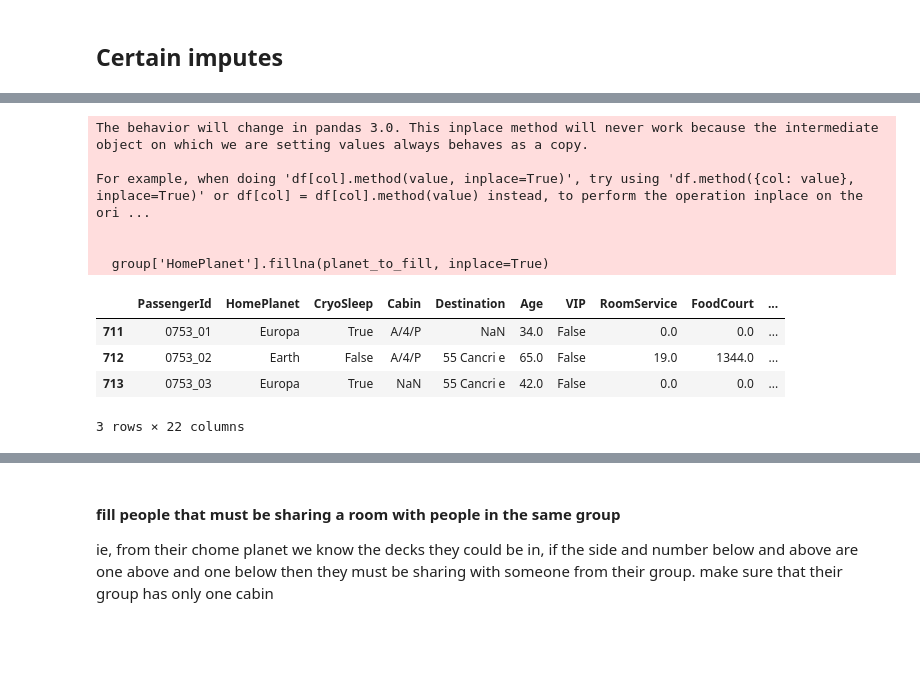
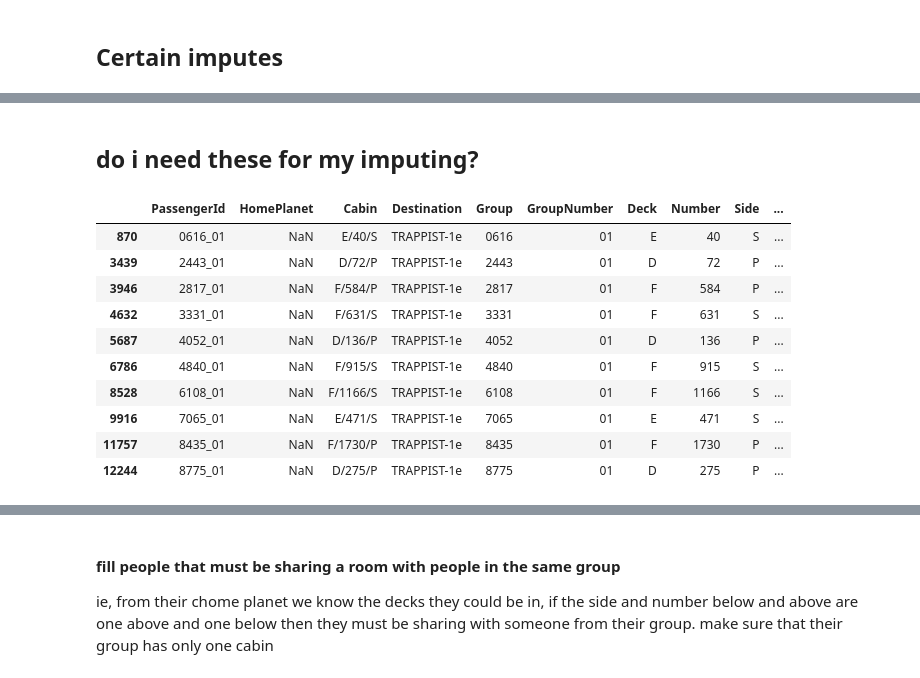
Before and after one commit to jacobsultan/cabin-for-spacetitanic-kaggle, a Jupyter notebook: firstruns.ipynb, the cells around one changed output, grey strips where cells are left out. Saved outputs shown, nothing was run; the diff lists cells and outputs as text; code cells hidden in the pictures; blank space fills up the shorter version.

```diff
--- a/firstruns.ipynb
+++ b/firstruns.ipynb
@@ -49,2 +57,20 @@ togeth
+# %%
+def impute_attribute_based_on_shared_feature(df, attribute, feature):
+    # Function to fill NaNs in a group based on the first available non-NaN value
+    def fill_with_first_available(group_df):
+        if not group_df[attribute].dropna().empty:
+            first_available = group_df[attribute].dropna().iloc[0]
+            group_df[attribute] = group_df[attribute].fillna(first_available)
+        return group_df
+
+    # Filter out rows where the feature is NaN, then apply the fill function to each group
+    filtered_df = df.dropna(subset=[feature])
+    imputed_df = filtered_df.groupby(feature, group_keys=False).apply(fill_with_first_available)
+
+    # Merge back with original df rows where the feature is NaN to retain those rows unchanged
+    df_with_nan_feature = df[df[feature].isna()]
+    final_df = pd.concat([imputed_df, df_with_nan_feature], ignore_index=True)
+
+    return final_df
 # %% [markdown]
 ## Certain imputes
@@ -112,2 +77,2 @@ Number of people from groups where not all share the same HomePlanet: 0
 # %%
-togeth[togeth.Group == '0753']
+togeth = impute_attribute_based_on_shared_feature(togeth,'HomePlanet','Group')
@@ -154,0 +81,5 @@ def fill_home_planet_by_group(df):
+# %%
+togeth = impute_attribute_based_on_shared_feature(togeth,'HomePlanet','LastName')
+# %%
+togeth = togeth.sort_values(by = ['Group','GroupNumber'])
+togeth = togeth.reset_index(drop = True)
@@ -154,0 +93,2 @@ def fill_home_planet_by_group(df):
+# %% [markdown]
+## do i need these for my imputing?
@@ -155,17 +98,14 @@ def fill_home_planet_by_group(df):
 # %%
-togeth = fill_home_planet_by_group(togeth)
+togeth[togeth.HomePlanet.isna()]
 # %% [output]
-The behavior will change in pandas 3.0. This inplace method will never work because the intermediate object on which we are setting values always behaves as a copy.
-
-For example, when doing 'df[col].method(value, inplace=True)', try using 'df.method({col: value}, inplace=True)' or df[col] = df[col].method(value) instead, to perform the operation inplace on the ori ...
-
-
-  group['HomePlanet'].fillna(planet_to_fill, inplace=True)
+|  | PassengerId | HomePlanet | Cabin | Destination | Group | GroupNumber | Deck | Number | Side | ... |
+| 870 | 0616_01 | NaN | E/40/S | TRAPPIST-1e | 0616 | 01 | E | 40 | S | ... |
+| 3439 | 2443_01 | NaN | D/72/P | TRAPPIST-1e | 2443 | 01 | D | 72 | P | ... |
+| 3946 | 2817_01 | NaN | F/584/P | TRAPPIST-1e | 2817 | 01 | F | 584 | P | ... |
+| 4632 | 3331_01 | NaN | F/631/S | TRAPPIST-1e | 3331 | 01 | F | 631 | S | ... |
+| 5687 | 4052_01 | NaN | D/136/P | TRAPPIST-1e | 4052 | 01 | D | 136 | P | ... |
+| 6786 | 4840_01 | NaN | F/915/S | TRAPPIST-1e | 4840 | 01 | F | 915 | S | ... |
+| 8528 | 6108_01 | NaN | F/1166/S | TRAPPIST-1e | 6108 | 01 | F | 1166 | S | ... |
+| 9916 | 7065_01 | NaN | E/471/S | TRAPPIST-1e | 7065 | 01 | E | 471 | S | ... |
+| 11757 | 8435_01 | NaN | F/1730/P | TRAPPIST-1e | 8435 | 01 | F | 1730 | P | ... |
+| 12244 | 8775_01 | NaN | D/275/P | TRAPPIST-1e | 8775 | 01 | D | 275 | P | ... |
-# %%
-togeth[togeth.Group == '0753']
-# %% [output]
-|  | PassengerId | HomePlanet | CryoSleep | Cabin | Destination | Age | VIP | RoomService | FoodCourt | ... |
-| 711 | 0753_01 | Europa | True | A/4/P | NaN | 34.0 | False | 0.0 | 0.0 | ... |
-| 712 | 0753_02 | Earth | False | A/4/P | 55 Cancri e | 65.0 | False | 19.0 | 1344.0 | ... |
-| 713 | 0753_03 | Europa | True | NaN | 55 Cancri e | 42.0 | False | 0.0 | 0.0 | ... |
-3 rows × 22 columns
```
Also changed, not shown: parts of 54 cells of this notebook, 2 other files.
